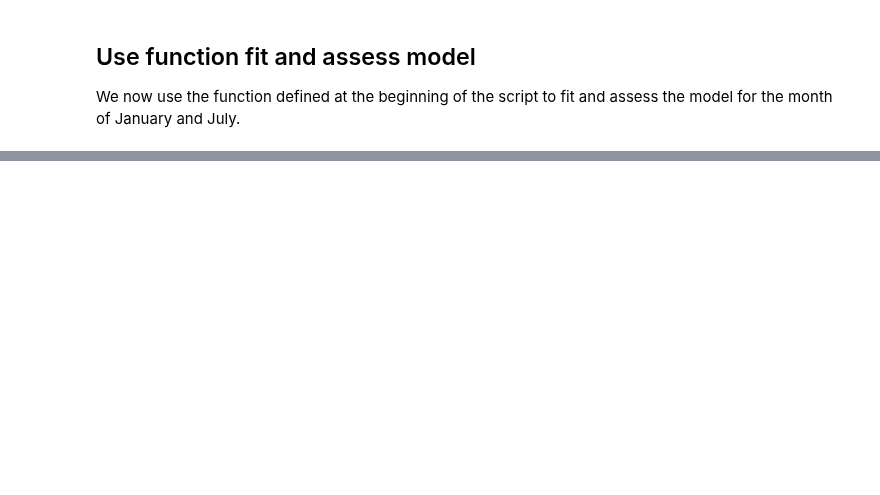
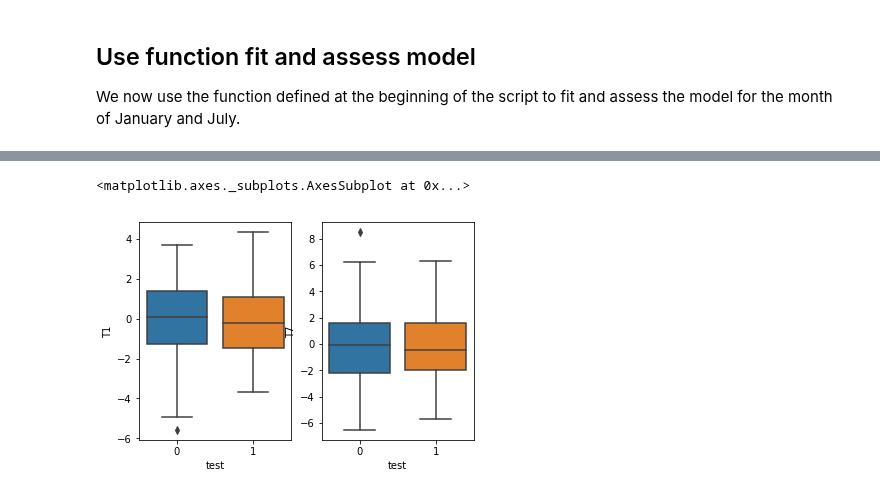
Before and after one commit to bparment1/workshops_courses_spatial_analyses, a Jupyter notebook: regression_temperature.ipynb, the cells around one changed output, grey strips where cells are left out. Saved outputs shown, nothing was run; the diff lists cells and outputs as text; code cells hidden in the pictures; blank space fills up the shorter version.

```diff
--- a/regression_temperature.ipynb
+++ b/regression_temperature.ipynb
@@ -463,0 +466,11 @@ residuals_df.to_csv("")
+# %%
+#change data type to categorical
+
+f, axes = plt.subplots(1, 2)
+sns.boxplot(ax=axes[0],x='test',y='T1',data=residuals_jan_df)#title='January residuals')
+sns.boxplot(ax=axes[1],x='test',y='T7',data=residuals_jul_df) #title='July residuals')
+
+###################### END OF SCRIPT ################################
+# %% [output]
+<matplotlib.axes._subplots.AxesSubplot at 0x...>
+[figure, added]
```
Also changed, not shown: parts of 6 cells of this notebook.
